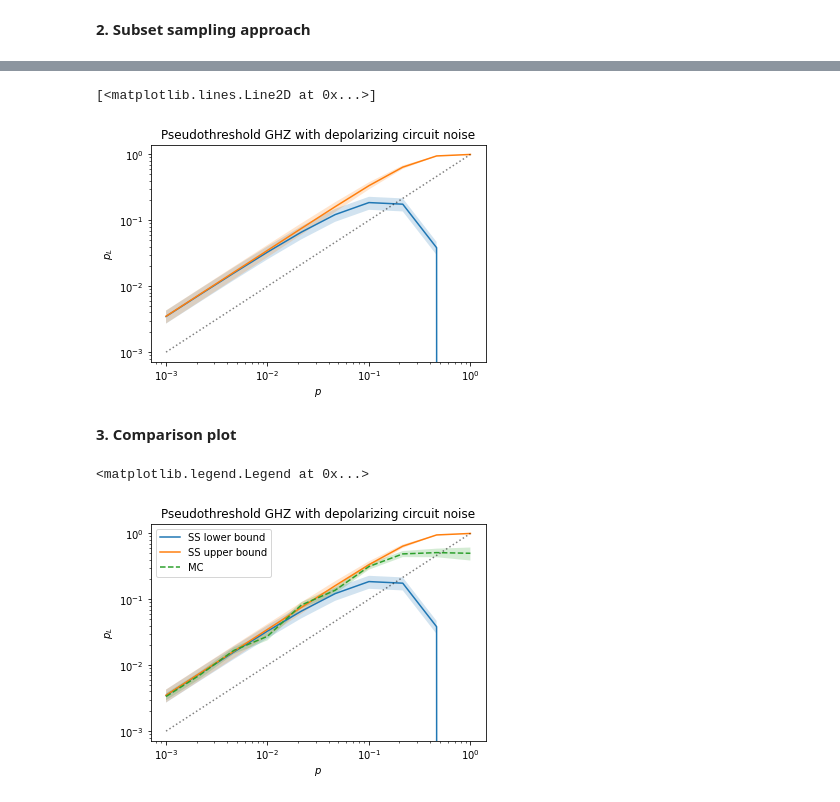
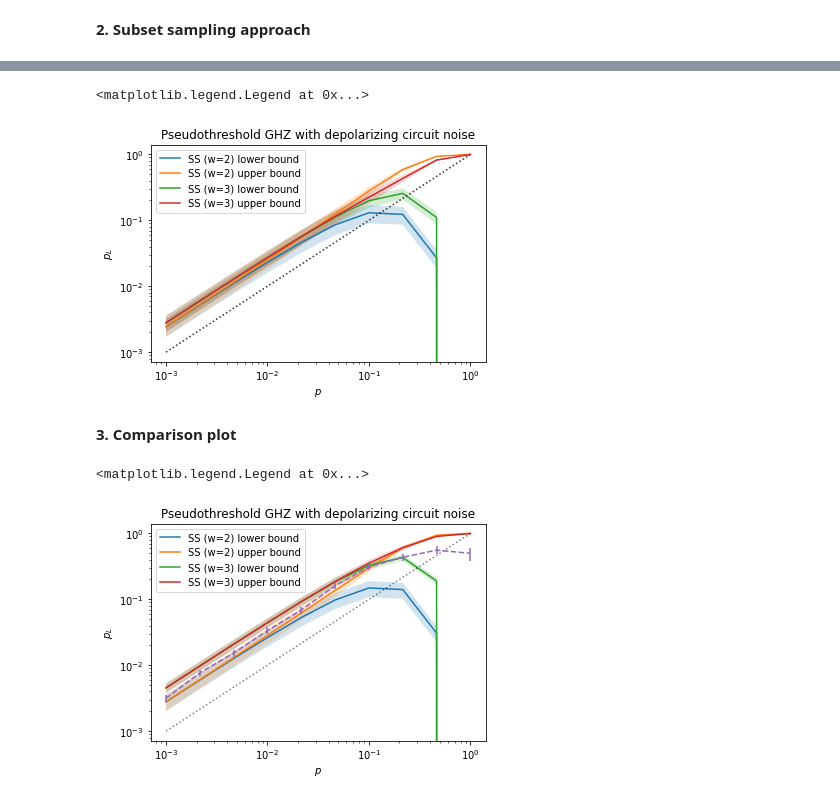
Before and after one commit to dpwinter/PECOS_WS_solutions, a Jupyter notebook: subset_sampling.ipynb, the cells around one changed output, grey strips where cells are left out. Drawn from its saved outputs; the diff is of its cells as text; code cells hidden in the pictures.

Commit message:
Updated comparison plot

```diff
--- a/subset_sampling.ipynb
+++ b/subset_sampling.ipynb
@@ -108,34 +108,39 @@ def subset_sample(ref_circuit, subset_weight, n_samples):
 
     return logical_fails
 
-w_max = 2 # gate fault cutoff
 n_samples = 20 # number of samples per subset
 p_phy = np.logspace(-3, 0, 10) # physical error rates
 n_gates = len(ghz) # number of gates in reference circuit
 
-# Subset logical failure rates
-p_L_w = np.array([0] + [subset_sample(ghz,w,n_samples)/n_samples for w in range(1,w_max)])
+def gen_p_L(w_max):
+    # Subset logical failure rates
+    p_L_w = np.array([0] + [subset_sample(ghz,w,n_samples)/n_samples for w in range(1,w_max)])
 
-# Binomial weight: Tot. probability of sampling weight-w circuits from all possible circuits
-A_w = lambda p,w,N: math.comb(N,w) * p**(w) * (1-p)**(N-w)
-A = np.array([[A_w(p,w,n_gates) for p in p_phy] for w in range(w_max)])
+    # Binomial weight: Tot. probability of sampling weight-w circuits from all possible circuits
+    A_w = lambda p,w,N: math.comb(N,w) * p**(w) * (1-p)**(N-w)
+    A = np.array([[A_w(p,w,n_gates) for p in p_phy] for w in range(w_max)])
 
-# Overall bounded logical failure rates
-p_L_low = np.sum(A * p_L_w[:,None], axis=0)
-p_L_up = p_L_low + 1 - np.sum(A, axis=0)
+    # Overall bounded logical failure rates
+    p_L_low = np.sum(A * p_L_w[:,None], axis=0)
+    p_L_up = p_L_low + 1 - np.sum(A, axis=0)
 
-# Subset and overall standard deviations
-e_SS_w = lambda p, n: np.sqrt( (p * (1-p)) / n )
-e_SS = np.sqrt( np.sum((A[1:] * e_SS_w(p_L_w[1:], n_samples))**2, axis=0) )
+    # Subset and overall standard deviations
+    e_SS_w = lambda p, n: np.sqrt( (p * (1-p)) / n )
+    e_SS = np.sqrt( np.sum((A[1:] * e_SS_w(p_L_w[1:,None], n_samples))**2, axis=0) )
+    return p_L_low, p_L_up, e_SS
 
-plt.xscale('log')
-plt.yscale('log')
-plt.xlabel(r'$p$')
-plt.ylabel(r'$p_L$')
-plt.title('Pseudothreshold GHZ with depolarizing circuit noise')
-plt.plot(p_phy, p_L_low)
-plt.fill_between(p_phy, p_L_low-e_SS, p_L_low+e_SS, alpha=0.2)
-plt.plot(p_phy, p_L_up)
-plt.fill_between(p_phy, p_L_up-e_SS, p_L_up+e_SS, alpha=0.2)
-plt.plot(p_phy, p_phy, 'k:', alpha=0.5)
+w_max = [2,3] # gate fault cutoff
+for w_m in w_max:
+    p_L_low, p_L_up, e_SS = gen_p_L(w_m)
+    plt.xscale('log')
+    plt.yscale('log')
+    plt.xlabel(r'$p$')
+    plt.ylabel(r'$p_L$')
+    plt.title('Pseudothreshold GHZ with depolarizing circuit noise')
+    plt.plot(p_phy, p_L_low, label="SS (w=%s) lower bound" % w_m)
+    plt.fill_between(p_phy, p_L_low-e_SS, p_L_low+e_SS, alpha=0.2)
+    plt.plot(p_phy, p_L_up, label="SS (w=%s) upper bound" % w_m)
+    plt.fill_between(p_phy, p_L_up-e_SS, p_L_up+e_SS, alpha=0.2)
+    plt.plot(p_phy, p_phy, 'k:', alpha=0.5)
+plt.legend()
 # %% [output]
@@ -144,5 +149,5 @@ Wall time: 22.2 ms
-[<matplotlib.lines.Line2D at 0x...>]
+<matplotlib.legend.Legend at 0x...>
-[figure, old version]
+[figure, new version]
 # %% [markdown]
 **3. Comparison plot**
 # %%
@@ -151,14 +156,17 @@ plt.yscale('log')
 plt.xlabel(r'$p$')
 plt.ylabel(r'$p_L$')
 plt.title('Pseudothreshold GHZ with depolarizing circuit noise')
-plt.plot(p_phy, p_L_low, label="SS lower bound")
-plt.fill_between(p_phy, p_L_low-e_SS, p_L_low+e_SS, alpha=0.2)
-plt.plot(p_phy, p_L_up, label="SS upper bound")
-plt.fill_between(p_phy, p_L_up-e_SS, p_L_up+e_SS, alpha=0.2)
-plt.plot(p_phy, p_L, '--', label="MC")
-plt.fill_between(p_phy, p_L-p_L_err, p_L+p_L_err, alpha=0.2)
+
+for marker, w_m in zip(['-', '-'],[2,3]):
+    p_L_low, p_L_up, e_SS = gen_p_L(w_m)
+    plt.plot(p_phy, p_L_low, marker, label="SS (w=%s) lower bound"%w_m)
+    plt.fill_between(p_phy, p_L_low-e_SS, p_L_low+e_SS, alpha=0.2)
+    plt.plot(p_phy, p_L_up, marker, label="SS (w=%s) upper bound"%w_m)
+    plt.fill_between(p_phy, p_L_up-e_SS, p_L_up+e_SS, alpha=0.2)
+
+plt.errorbar(p_phy, p_L, fmt='--', yerr=p_L_err)
 plt.plot(p_phy, p_phy, 'k:', alpha=0.5)
 plt.legend()
 # %% [output]
 <matplotlib.legend.Legend at 0x...>
-[figure, old version]
+[figure, new version]
```
Also changed, not shown: parts of 2 cells of this notebook.
